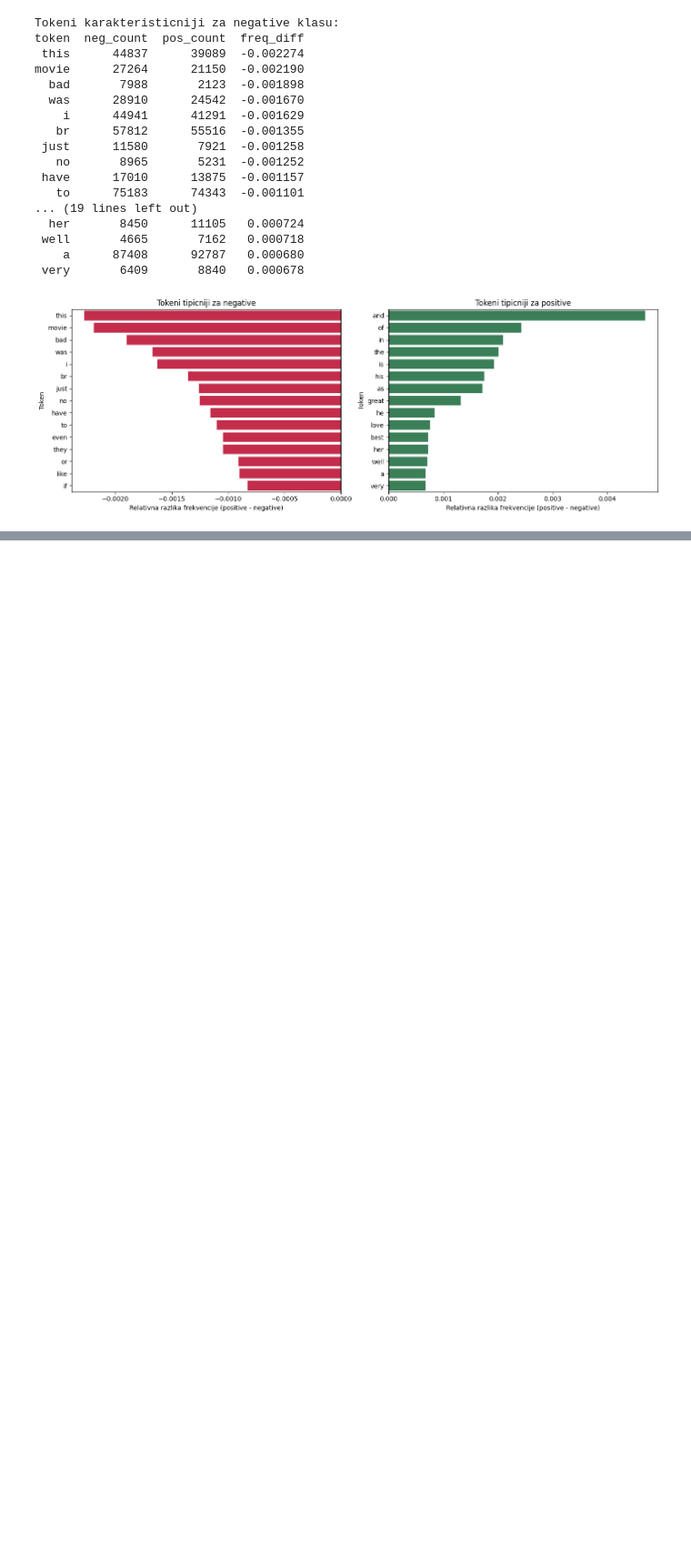
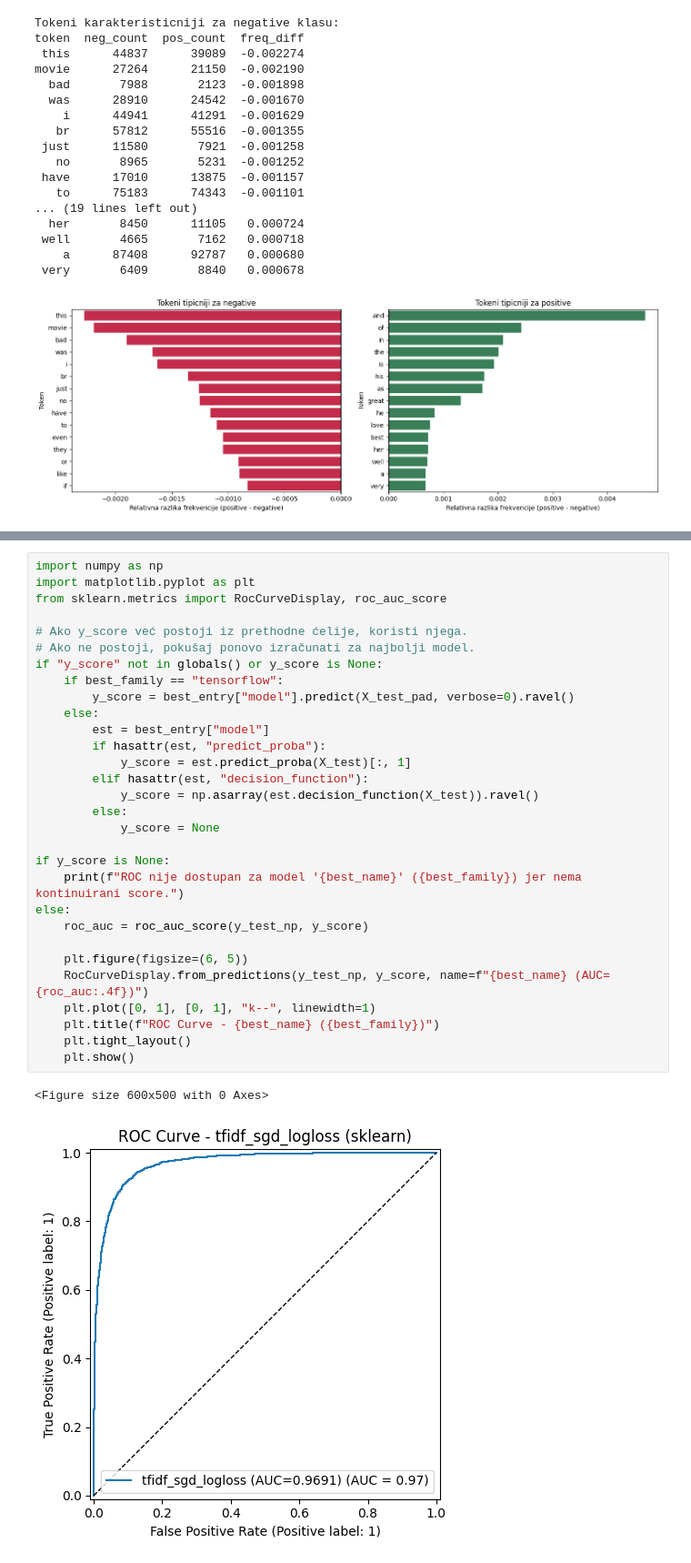
Before and after one commit to anastasijasavov/machine-learning, a Jupyter notebook: notebooks/movies.ipynb, the cells around one changed output, grey strips where cells are left out. Shown at 91% size. Saved outputs shown, nothing was run; the diff lists cells and outputs as text; blank space fills up the shorter version.

```diff
--- a/notebooks/movies.ipynb
+++ b/notebooks/movies.ipynb
@@ -736,0 +1320,33 @@ Dalje unapređenje je moguće kroz Transformer fine-tuning (npr. DistilBERT/BERT
+# %%
+import numpy as np
+import matplotlib.pyplot as plt
+from sklearn.metrics import RocCurveDisplay, roc_auc_score
+
+# Ako y_score već postoji iz prethodne ćelije, koristi njega.
+# Ako ne postoji, pokušaj ponovo izračunati za najbolji model.
+if "y_score" not in globals() or y_score is None:
+    if best_family == "tensorflow":
+        y_score = best_entry["model"].predict(X_test_pad, verbose=0).ravel()
+    else:
+        est = best_entry["model"]
+        if hasattr(est, "predict_proba"):
+            y_score = est.predict_proba(X_test)[:, 1]
+        elif hasattr(est, "decision_function"):
+            y_score = np.asarray(est.decision_function(X_test)).ravel()
+        else:
+            y_score = None
+
+if y_score is None:
+    print(f"ROC nije dostupan za model '{best_name}' ({best_family}) jer nema kontinuirani score.")
+else:
+    roc_auc = roc_auc_score(y_test_np, y_score)
+
+    plt.figure(figsize=(6, 5))
+    RocCurveDisplay.from_predictions(y_test_np, y_score, name=f"{best_name} (AUC={roc_auc:.4f})")
+    plt.plot([0, 1], [0, 1], "k--", linewidth=1)
+    plt.title(f"ROC Curve - {best_name} ({best_family})")
+    plt.tight_layout()
+    plt.show()
+# %% [output]
+<Figure size 600x500 with 0 Axes>
+[figure, added]
```
Also changed, not shown: parts of 24 cells of this notebook.
